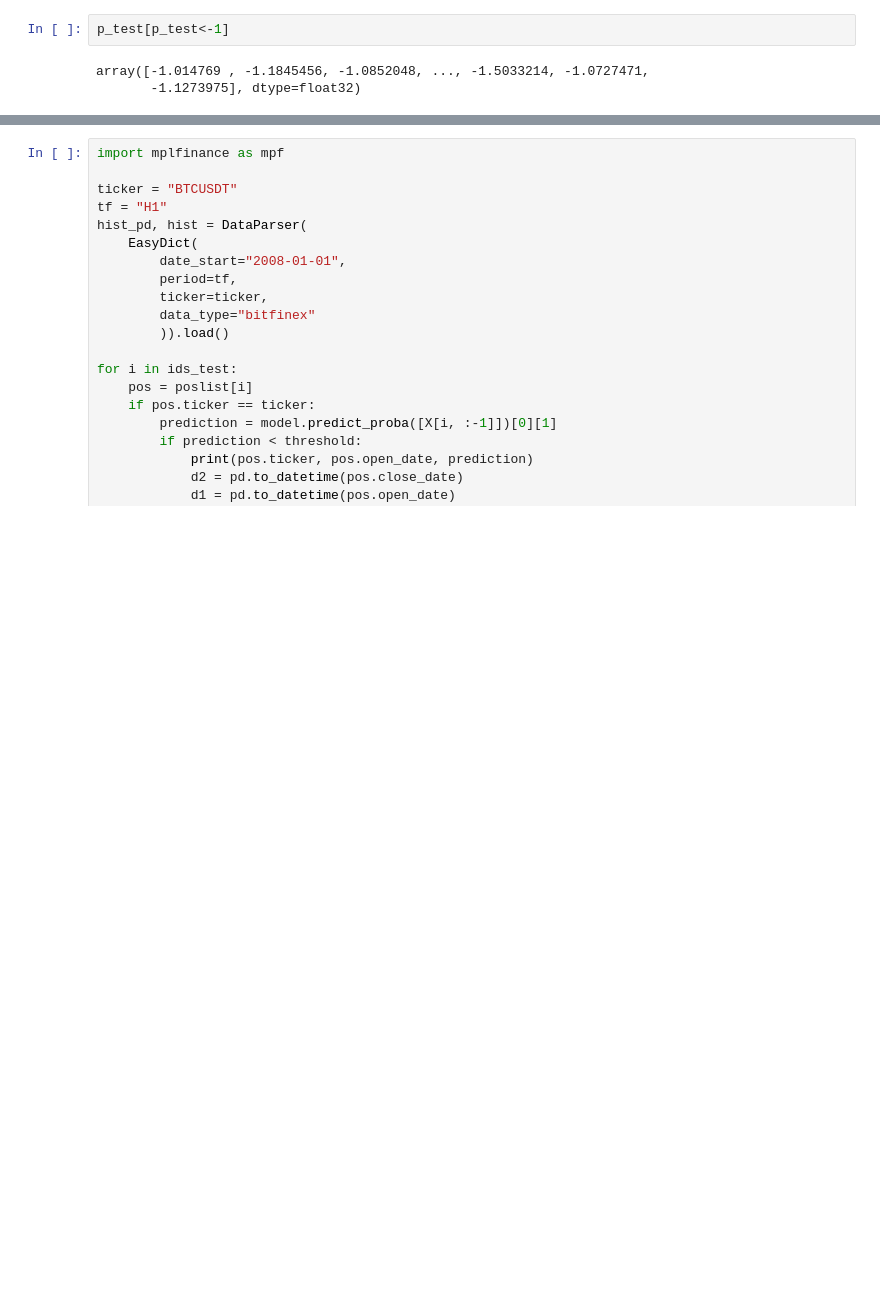
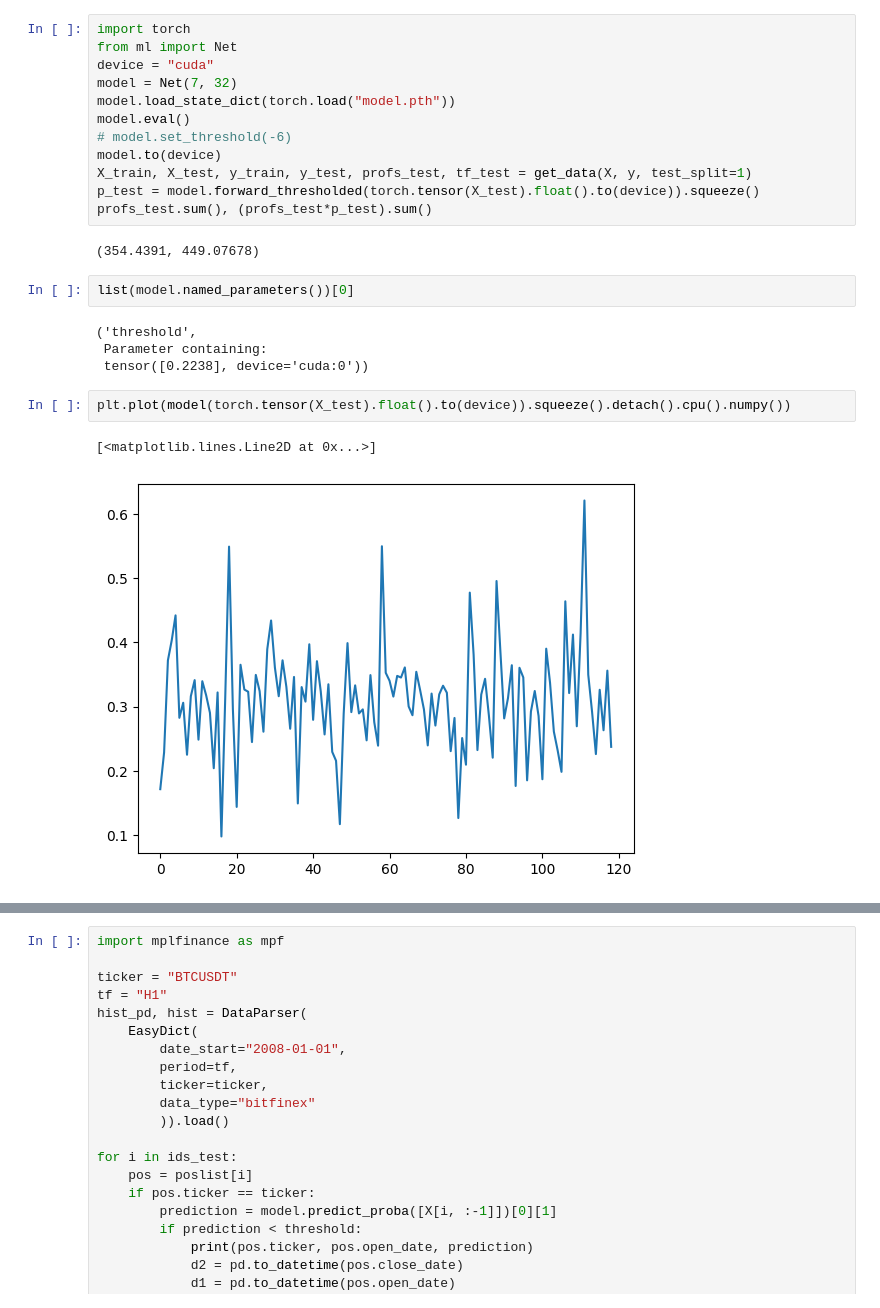
Before and after one commit to binrey/MLTR, a Jupyter notebook: train.ipynb, the cells around one changed output, grey strips where cells are left out. Cells and saved outputs as stored; diff of their text form; blank space fills up the shorter version.

```diff
--- a/train.ipynb
+++ b/train.ipynb
@@ -176,8 +168,28 @@ av. profit boost: 0.2747492947154515
-# %%
-p_test[p_test<-1]
-# %% [output]
-array([-1.014769 , -1.1845456, -1.0852048, ..., -1.5033214, -1.0727471,
-       -1.1273975], dtype=float32)
+# %%
+import torch
+from ml import Net
+device = "cuda"
+model = Net(7, 32)
+model.load_state_dict(torch.load("model.pth"))
+model.eval()
+# model.set_threshold(-6)
+model.to(device)
+X_train, X_test, y_train, y_test, profs_test, tf_test = get_data(X, y, test_split=1)
+p_test = model.forward_thresholded(torch.tensor(X_test).float().to(device)).squeeze()
+profs_test.sum(), (profs_test*p_test).sum()
+# %% [output]
+(354.4391, 449.07678)
+# %%
+list(model.named_parameters())[0]
+# %% [output]
+('threshold',
+ Parameter containing:
+ tensor([0.2238], device='cuda:0'))
+# %%
+plt.plot(model(torch.tensor(X_test).float().to(device)).squeeze().detach().cpu().numpy())
+# %% [output]
+[<matplotlib.lines.Line2D at 0x...>]
+[figure, added]
 # %%
 threshold
 # %% [output]
```
Also changed, not shown: parts of 7 cells of this notebook, 5 other files.
